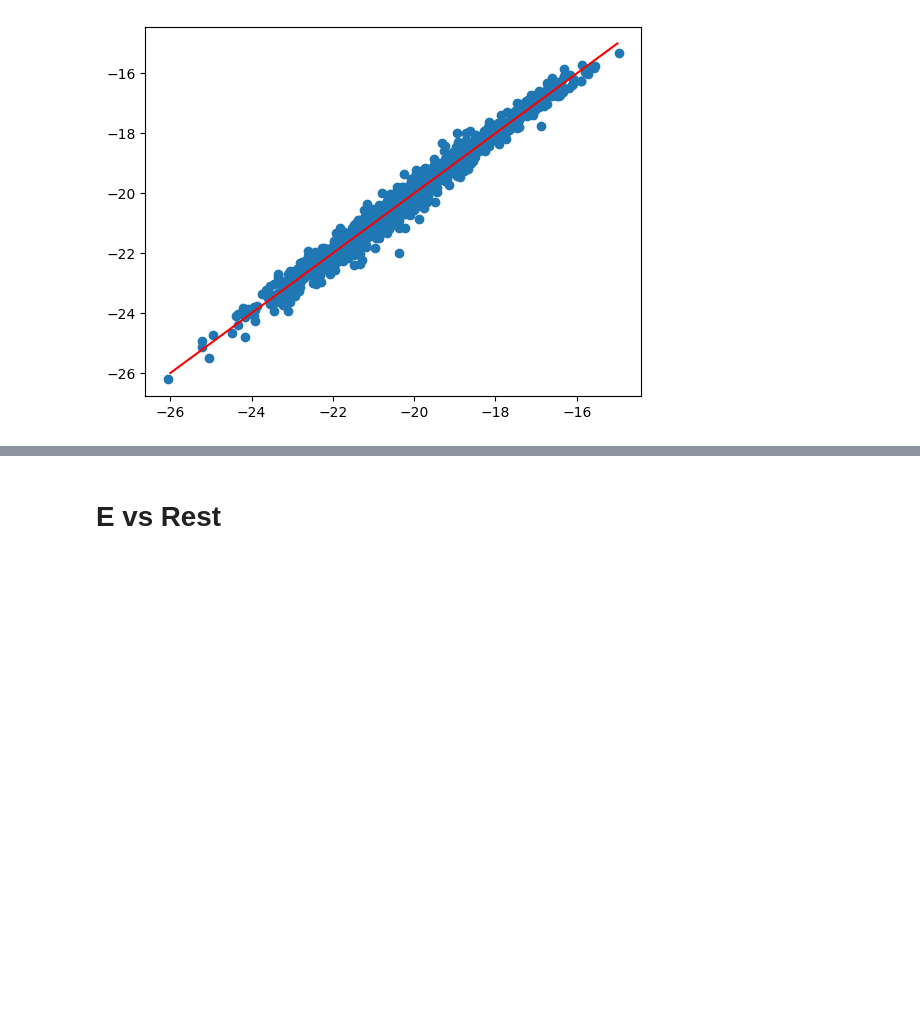
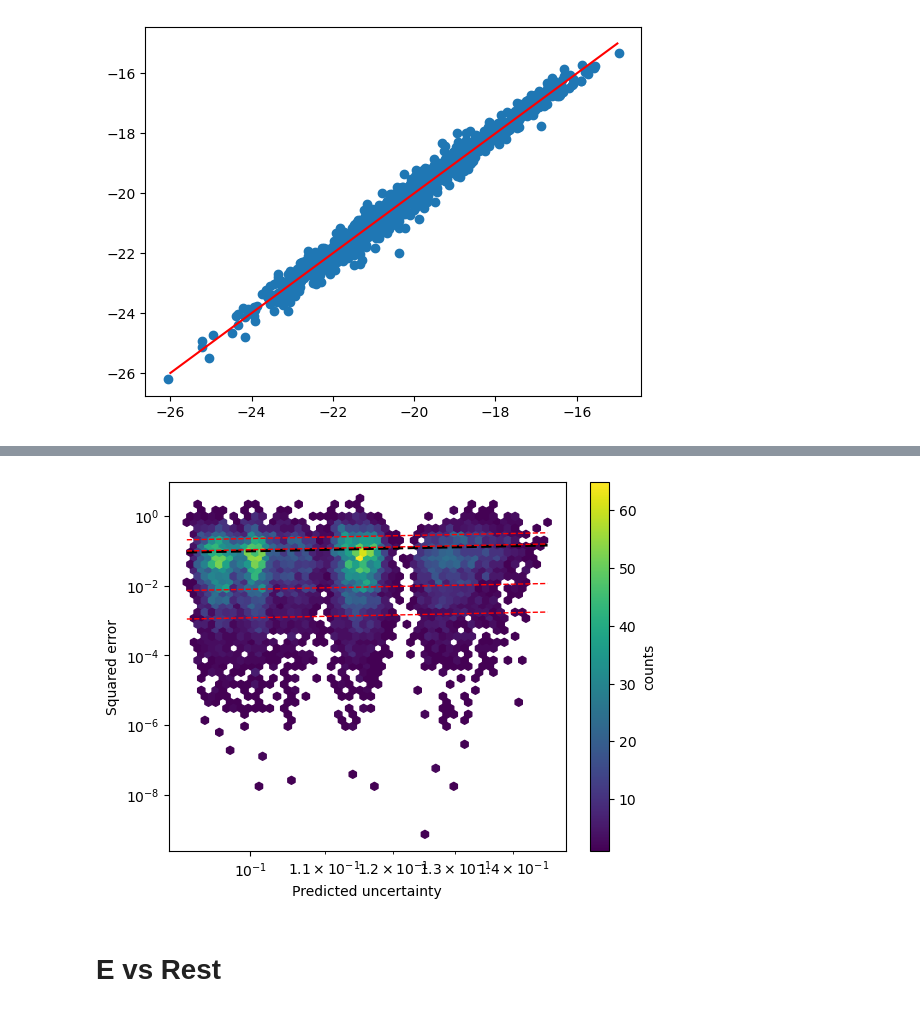
Before and after one commit to PaulD273/Symbolic-regression, a Jupyter notebook: Na/desc_dim_norm.ipynb, the cells around one changed output, grey strips where cells are left out. Saved outputs shown, nothing was run; the diff lists cells and outputs as text; code cells hidden in the pictures; blank space fills up the shorter version.

```diff
--- a/Na/desc_dim_norm.ipynb
+++ b/Na/desc_dim_norm.ipynb
@@ -264,3 +708,36 @@ extract_dd3()
+# %%
+x = var_emp
+y = (y_obs - y_emp)**2
+# reference line
+xmin, xmax = x.min(), x.max()
+xline = np.logspace(np.log10(xmin), np.log10(xmax), 300)
+plt.plot(xline, xline, 'k--', lw=2, label='y = x')
+
+# quantiles in log space
+log_ratios = np.log10(y / x)
+quantiles = [0.1, 0.25, 0.75, 0.9]
+
+for q in quantiles:
+    q_val = 10 ** np.quantile(log_ratios, q)
+    plt.plot(xline, q_val * xline,
+             linestyle='--',
+             color='red',
+             lw=1)
+
+# hexbin
+plt.hexbin(x, y, gridsize=50, xscale='log', yscale='log',
+           mincnt=1, cmap='viridis')
+
+plt.colorbar(label='counts')
+plt.xlabel("Predicted uncertainty")
+plt.ylabel("Squared error")
+plt.xscale('log')
+plt.yscale('log')
+#plt.ylim(xmin,xmax)
+#plt.savefig('quant.png')
+plt.show()
+# %% [output]
+[figure, added]
 # %% [markdown]
 # E vs Rest
 # %%
```
Also changed, not shown: parts of 53 cells of this notebook, 42 other files.
